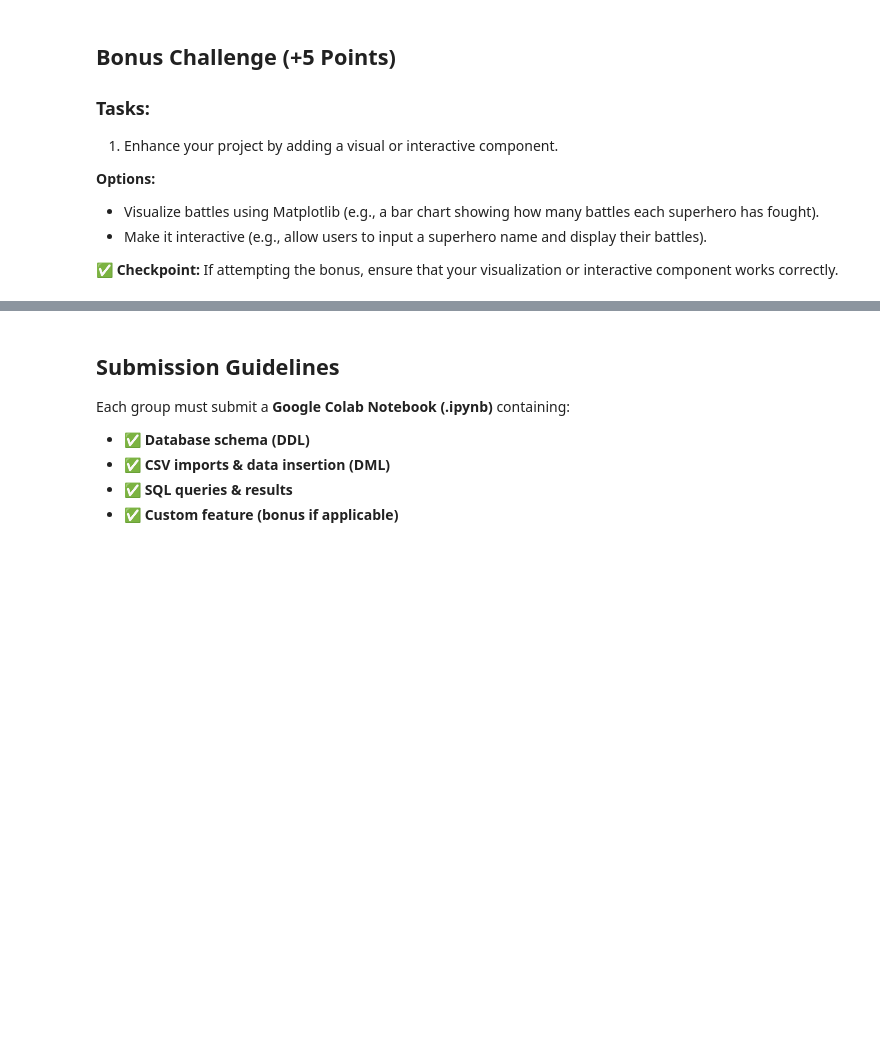
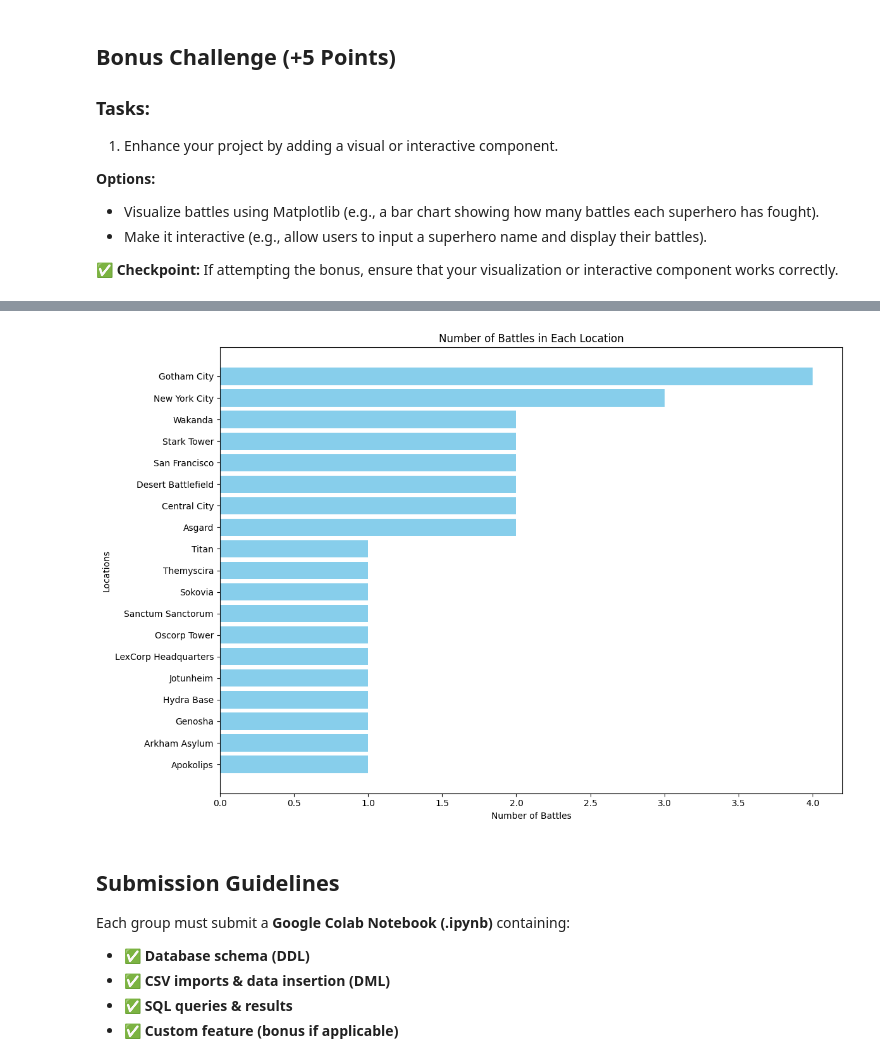
Before and after one commit to syalamanchili0/superhero_assignment, a Jupyter notebook: python/superhero_assignment.ipynb, the cells around one changed output, grey strips where cells are left out. Saved outputs shown, nothing was run; the diff lists cells and outputs as text; code cells hidden in the pictures; blank space fills up the shorter version.

```diff
--- a/python/superhero_assignment.ipynb
+++ b/python/superhero_assignment.ipynb
@@ -199,29 +270,19 @@ OperationalError: no such column: battle_name
 # %%
 import matplotlib.pyplot as plt
 
-# Query to count the number of battles each superhero has fought
-battle_count_query = """
-SELECT heroes.name, COUNT(battles.id) AS battle_count
-FROM battles
-JOIN heroes ON battles.hero_id = heroes.id
-GROUP BY heroes.name
-ORDER BY battle_count DESC
-"""
-cursor.execute(battle_count_query)
-battle_counts = cursor.fetchall()
+# get data for the visualization
+locations = [row[0] for row in location_insights]
+battle_counts = [row[1] for row in location_insights]
 
-# Extract data for visualization
-superheroes = [row[0] for row in battle_counts]
-battle_counts = [row[1] for row in battle_counts]
+# create bar chart to visualize the number of battles in each location
+plt.figure(figsize=(12, 8))
+plt.barh(locations, battle_counts, color='skyblue')
+plt.xlabel("Number of Battles")
+plt.ylabel("Locations")
+plt.title("Number of Battles in Each Location")
+plt.gca().invert_yaxis()  # invert the y-axis to show highest values at the top
+plt.tight_layout()
 
-# Create bar chart
-plt.figure(figsize=(8, 6))
-plt.barh(superheroes, battle_counts, color='powderblue')
-plt.xlabel("Number of Battles")
-plt.ylabel("Superheroes Names")
-plt.title("Number of Battles Each Superhero Has Fought")
-plt.gca().invert_yaxis()  # Invert y-axis to show highest values on top
-
-# Display the chart
+# show the chart
 plt.show()
 # %% [output]
@@ -229,3 +289,4 @@ SyntaxError: invalid non-printable character U+00A0 (<ipython-input-4-468989be9e
+[figure, added]
 # %% [markdown]
 ## Submission Guidelines
 
```
Also changed, not shown: parts of 5 cells of this notebook.
